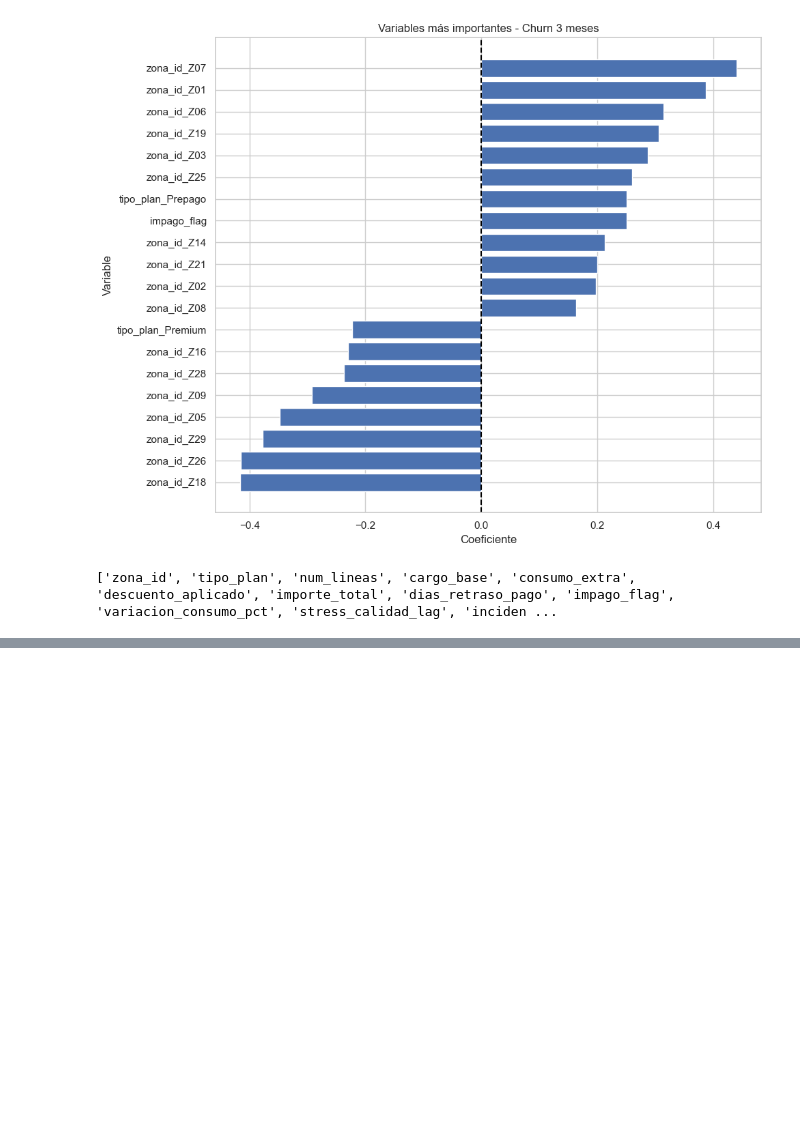
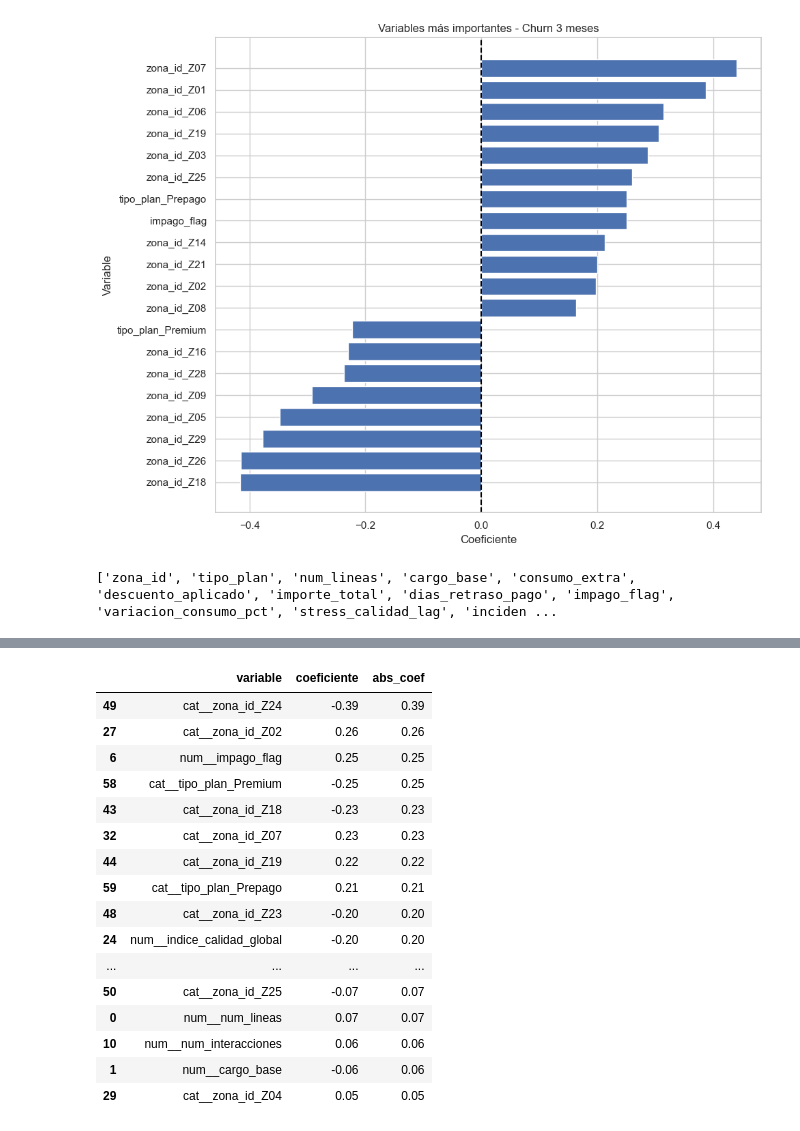
Before and after one commit to ancarmar03-create/UCV-Churn, a Jupyter notebook: notebooks/modelo1.ipynb, the cells around one changed output, grey strips where cells are left out. Saved outputs shown, nothing was run; the diff lists cells and outputs as text; code cells hidden in the pictures; blank space fills up the shorter version.

```diff
--- a/notebooks/modelo1.ipynb
+++ b/notebooks/modelo1.ipynb
@@ -2260,0 +2597,6 @@ print(X.columns.tolist())
+# %%
+df_modelo_temp = df_modelo_temp.merge(
+    df_calidad,
+    on=['zona_id','mes'],
+    how='left'
+)
@@ -2260,0 +2666,18 @@ print(X.columns.tolist())
+# %%
+X = df_modelo_temp[features]
+
+y = df_modelo_temp['churn_3m']
+# %%
+df_modelo_temp['cobertura_4g_pct'] = (
+    df_modelo_temp['cobertura_4g_pct']
+    .fillna(df_modelo_temp['cobertura_4g_pct'].median())
+)
+
+df_modelo_temp['cobertura_5g_pct'] = (
+    df_modelo_temp['cobertura_5g_pct']
+    .fillna(df_modelo_temp['cobertura_5g_pct'].median())
+)
+# %%
+X = df_modelo_temp[features]
+
+X.isna().sum().sort_values(ascending=False).head(10)
@@ -2260,0 +2781,39 @@ print(X.columns.tolist())
+# %%
+feature_names = pipeline.named_steps[
+    'preprocessing'
+].get_feature_names_out()
+
+coeficientes = pd.DataFrame({
+    'variable': feature_names,
+    'coeficiente': pipeline.named_steps[
+        'model'
+    ].coef_[0]
+})
+
+coeficientes['abs_coef'] = (
+    coeficientes['coeficiente']
+    .abs()
+)
+
+coeficientes.sort_values(
+    'abs_coef',
+    ascending=False
+).head(30)
+# %% [output]
+|  | variable | coeficiente | abs_coef |
+| 49 | cat__zona_id_Z24 | -0.39 | 0.39 |
+| 27 | cat__zona_id_Z02 | 0.26 | 0.26 |
+| 6 | num__impago_flag | 0.25 | 0.25 |
+| 58 | cat__tipo_plan_Premium | -0.25 | 0.25 |
+| 43 | cat__zona_id_Z18 | -0.23 | 0.23 |
+| 32 | cat__zona_id_Z07 | 0.23 | 0.23 |
+| 44 | cat__zona_id_Z19 | 0.22 | 0.22 |
+| 59 | cat__tipo_plan_Prepago | 0.21 | 0.21 |
+| 48 | cat__zona_id_Z23 | -0.20 | 0.20 |
+| 24 | num__indice_calidad_global | -0.20 | 0.20 |
+| ... | ... | ... | ... |
+| 50 | cat__zona_id_Z25 | -0.07 | 0.07 |
+| 0 | num__num_lineas | 0.07 | 0.07 |
+| 10 | num__num_interacciones | 0.06 | 0.06 |
+| 1 | num__cargo_base | -0.06 | 0.06 |
+| 29 | cat__zona_id_Z04 | 0.05 | 0.05 |
```
Also changed, not shown: parts of 28 cells of this notebook.
